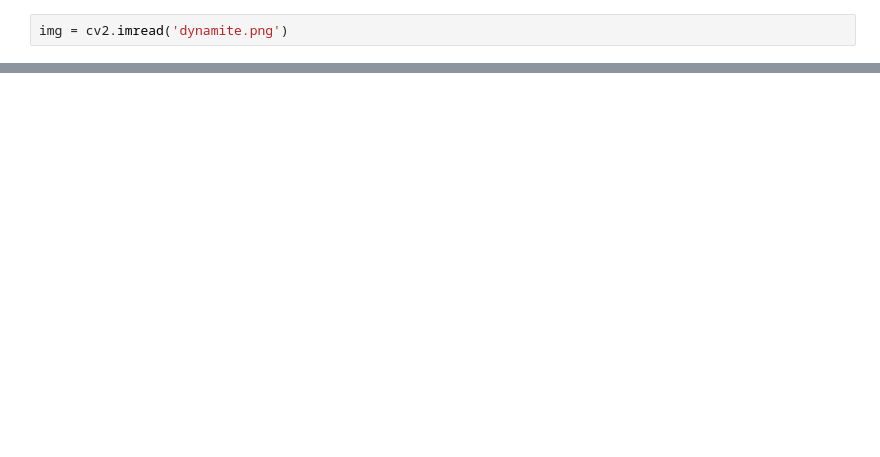
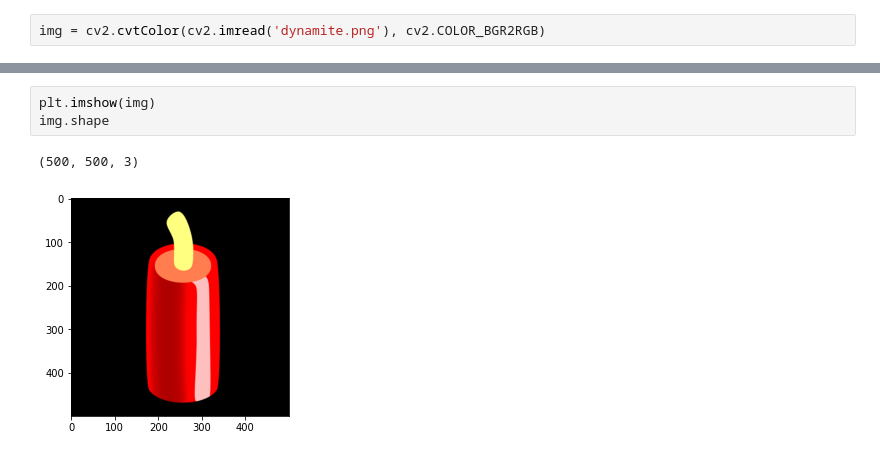
Before and after one commit to Zemke/waai, a Jupyter notebook: dyna_image_augmentation.ipynb, the cells around one changed output, grey strips where cells are left out. Drawn from its saved outputs; the diff is of its cells as text; blank space fills up the shorter version.

```diff
--- a/dyna_image_augmentation.ipynb
+++ b/dyna_image_augmentation.ipynb
@@ -9,2 +8,2 @@ import torch
 # %%
-img = cv2.imread('dynamite.png')
+img = cv2.cvtColor(cv2.imread('dynamite.png'), cv2.COLOR_BGR2RGB)
@@ -66,0 +10,6 @@ TypeError: expected np.ndarray (got Image)
+# %%
+plt.imshow(img)
+img.shape
+# %% [output]
+(500, 500, 3)
+[figure, added]
```
Also changed, not shown: parts of 19 cells of this notebook, 4 other files.
